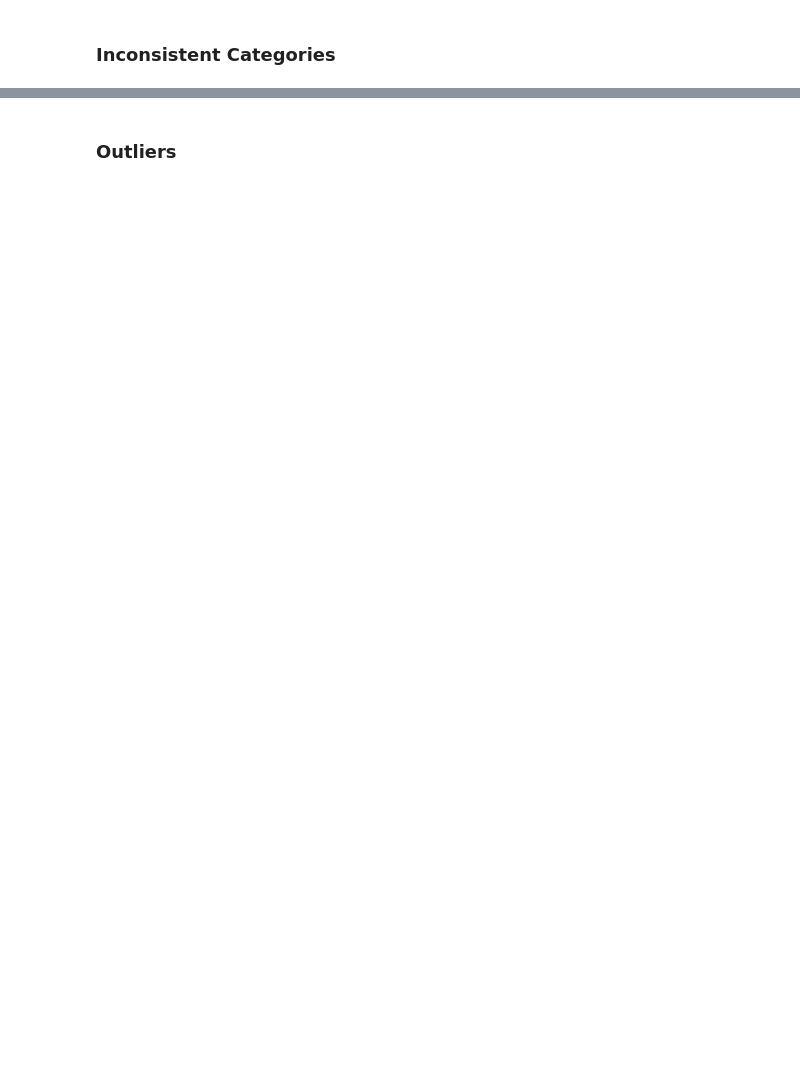
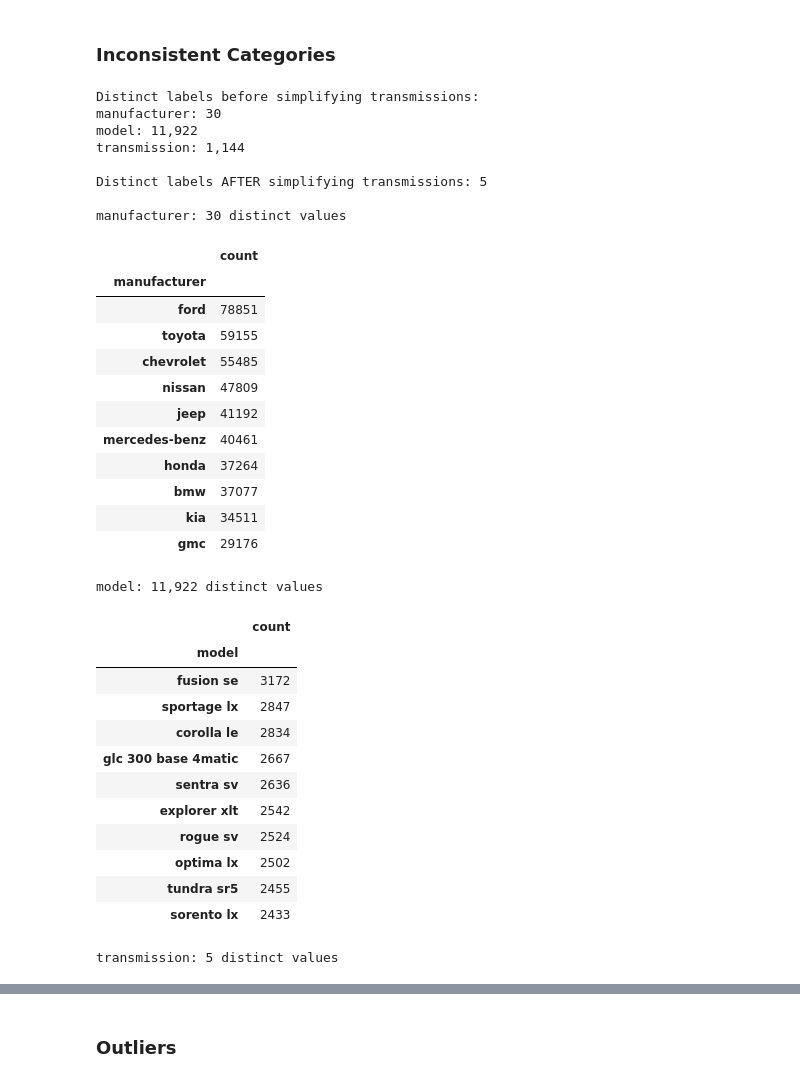
Before and after one commit to DylanDykeFerris/ARTI-405-FinalProject-Group1, a Jupyter notebook: ARTI405-FinalProject-Group1-ModelDevelopment.ipynb, the cells around one changed output, grey strips where cells are left out. Drawn from its saved outputs; the diff is of its cells as text; code cells hidden in the pictures; blank space fills up the shorter version.

```diff
--- a/ARTI405-FinalProject-Group1-ModelDevelopment.ipynb
+++ b/ARTI405-FinalProject-Group1-ModelDevelopment.ipynb
@@ -146,10 +184,75 @@ print(f"Records remaining: {len(cars):,}")
 # %% [markdown]
 ### Inconsistent Categories
 # %%
-# Confirm that categorical formatting is consistent and examine the most common values.
-for col in ["manufacturer", "model", "transmission"]:
-    print(f"\n{col}: {cars[col].nunique(dropna=True):,} distinct values")
-    display(cars[col].value_counts(dropna=False).head(10).rename("count").to_frame())
+# Compare the original raw text fields to cleaned values before making the UI categories simpler.
+print('Distinct labels before simplifying transmissions:')
+for col in ['manufacturer', 'model', 'transmission']:
+    print(f"{col}: {cars[col].nunique(dropna=True):,}")
 
-# Note: We intentionally do NOT invent a 'condition' label. The Novikov
-# dataset doesn't contain a direct overall vehicle-condition rating.
+# The Kaggle file has many descriptions such as '6-speed automatic' and
+# '8-speed automatic'. A dropdown asking for 1,000+ transmission variants
+# would be confusing, so convert them to broad categories. Keep the raw
+# details in cars_raw for reference. Mapping is based only on the input text,
+# not learned from price/labels, so it is safe before the train/test split.
+def simplify_transmission(value):
+    if pd.isna(value):
+        return np.nan
+    text = str(value).strip().lower()
+    if not text or text in {'nan', 'none', 'unknown', 'n/a'}:
+        return np.nan
+    if re.search(r'dual.?clutch|\bdct\b|\bdsg\b|\bpdk\b|auto.?shift|double.?clutch', text):
+        return 'dual-clutch'
+    if re.search(r'\bcvt\b|continuously variable', text):
+        return 'cvt'
+    if re.search(r'\bmanual\b|\bm/t\b|stick shift', text):
+        return 'manual'
+    if re.search(r'\bautomatic\b|\ba/t\b|\bauto\b|tiptronic', text):
+        return 'automatic'
+    return 'other/unspecified'
+
+# Preserve original transmission wording so distinct listings are not accidentally
+# treated as exact duplicates merely because two labels share the same broad category.
+cars['transmission_detail'] = cars['transmission'].copy()
+cars['transmission'] = cars['transmission'].map(simplify_transmission)
+print('\nDistinct labels AFTER simplifying transmissions:',
+      cars['transmission'].nunique(dropna=True))
+for col in ['manufacturer', 'model', 'transmission']:
+    print(f'\n{col}: {cars[col].nunique(dropna=True):,} distinct values')
+    display(cars[col].value_counts(dropna=False).head(10).rename('count').to_frame())
+
+# The dataset has no reliable overall 'condition' score. We will not invent one.
+# %% [output]
+Distinct labels before simplifying transmissions:
+manufacturer: 30
+model: 11,922
+transmission: 1,144
+
+Distinct labels AFTER simplifying transmissions: 5
+
+manufacturer: 30 distinct values
+|  | count |
+| manufacturer |  |
+| ford | 78851 |
+| toyota | 59155 |
+| chevrolet | 55485 |
+| nissan | 47809 |
+| jeep | 41192 |
+| mercedes-benz | 40461 |
+| honda | 37264 |
+| bmw | 37077 |
+| kia | 34511 |
+| gmc | 29176 |
+model: 11,922 distinct values
+|  | count |
+| model |  |
+| fusion se | 3172 |
+| sportage lx | 2847 |
+| corolla le | 2834 |
+| glc 300 base 4matic | 2667 |
+| sentra sv | 2636 |
+| explorer xlt | 2542 |
+| rogue sv | 2524 |
+| optima lx | 2502 |
+| tundra sr5 | 2455 |
+| sorento lx | 2433 |
+transmission: 5 distinct values
```
Also changed, not shown: parts of 60 cells of this notebook.
